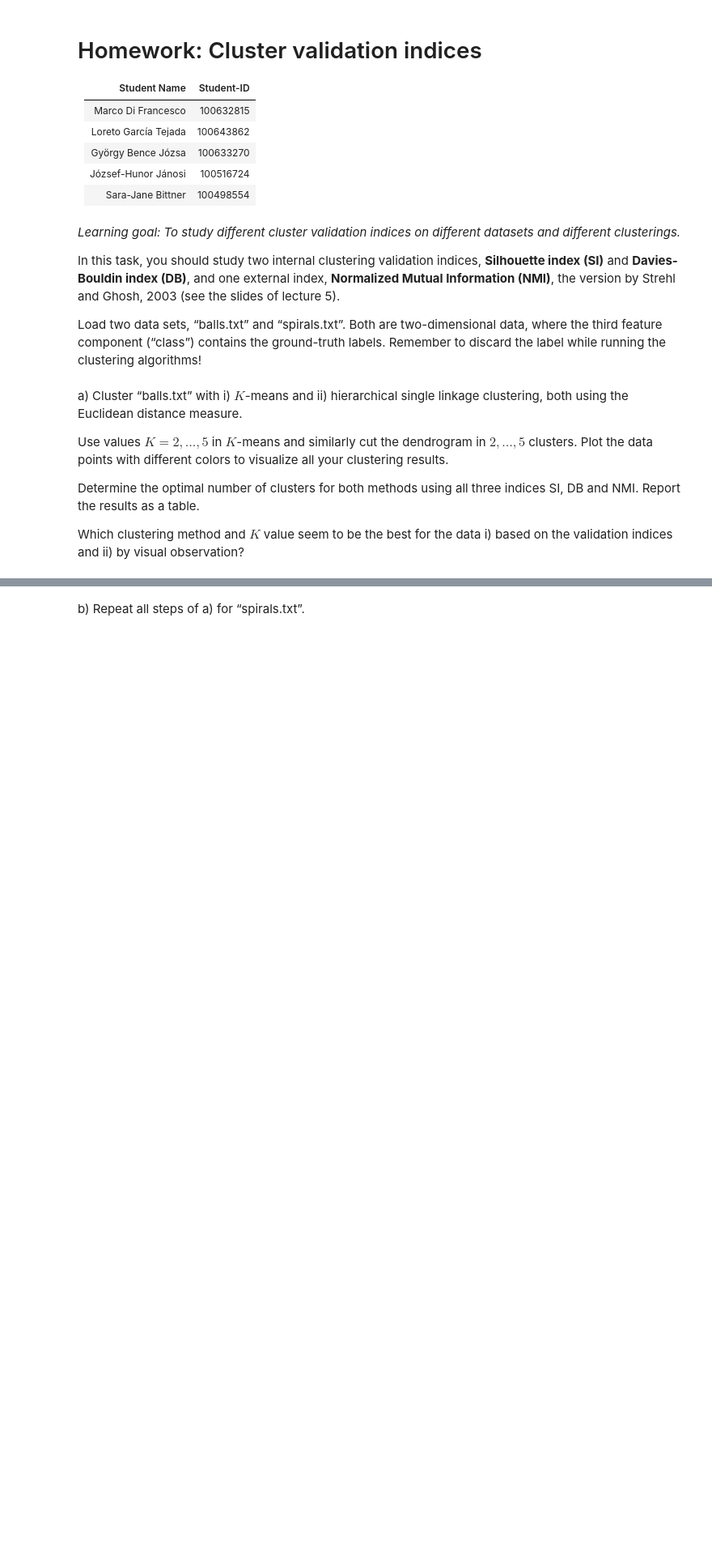
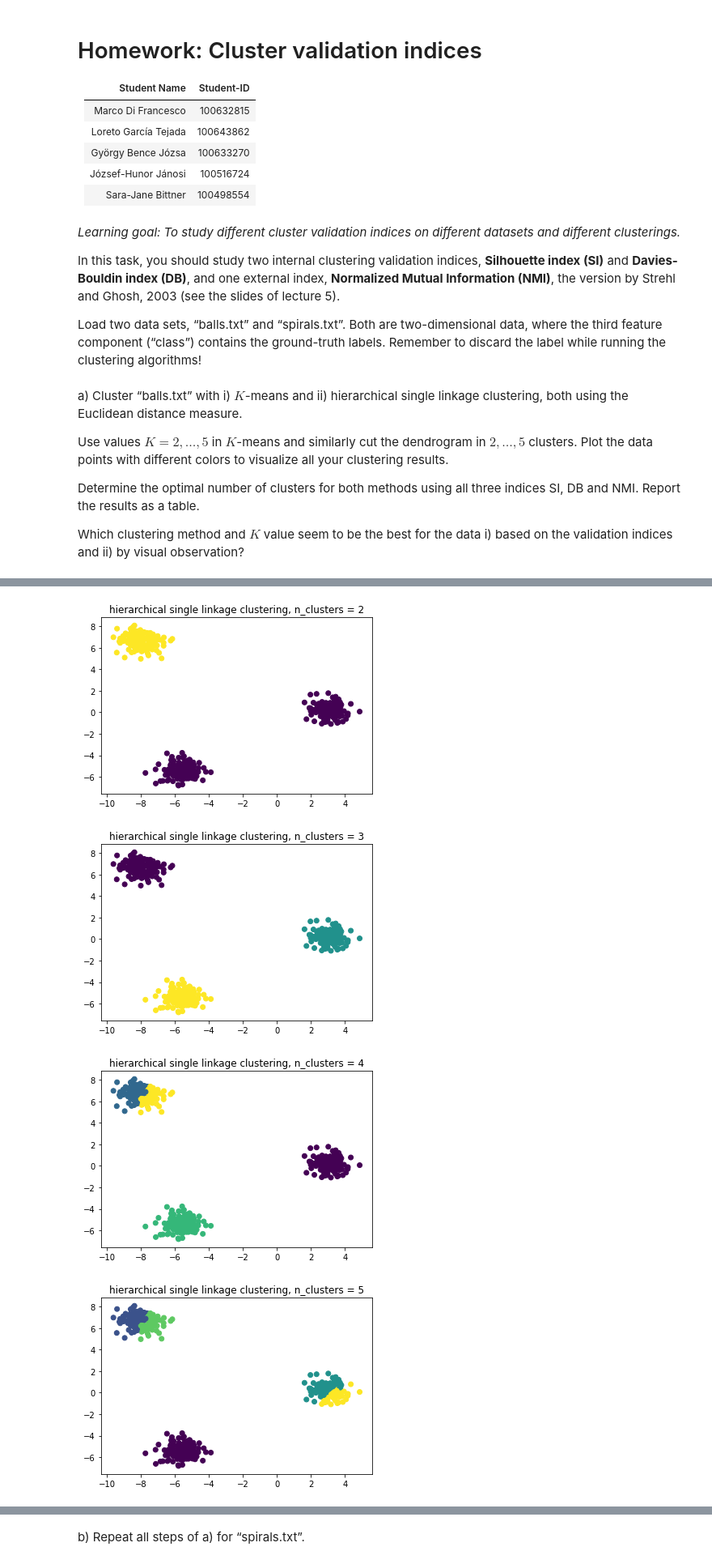
Before and after one commit to banditar/DataMining-2022-aalto, a Jupyter notebook: Assignment 2/Homework2.ipynb, the cells around one changed output, grey strips where cells are left out. Shown: that part at 81% size. Drawn from its saved outputs; the diff is of its cells as text; code cells hidden in the pictures; blank space fills up the shorter version.

```diff
--- a/Assignment 2/Homework2.ipynb
+++ b/Assignment 2/Homework2.ipynb
@@ -33,0 +85,13 @@ validation indices and ii) by visual observation?
+# %%
+for i in range(2,6):
+    agClus = AgglomerativeClustering(n_clusters=i, linkage="complete",affinity='euclidean' )
+    agClus.fit(balls_noClass)
+
+    plt.scatter(balls_noClass['X'], balls_noClass['Y'], c=agClus.labels_)
+    plt.title('hierarchical single linkage clustering, n_clusters = %d' %i)
+    plt.show()
+# %% [output]
+[figure, added]
+[figure, added]
+[figure, added]
+[figure, added]
```
Also changed, not shown: parts of 12 cells of this notebook.
